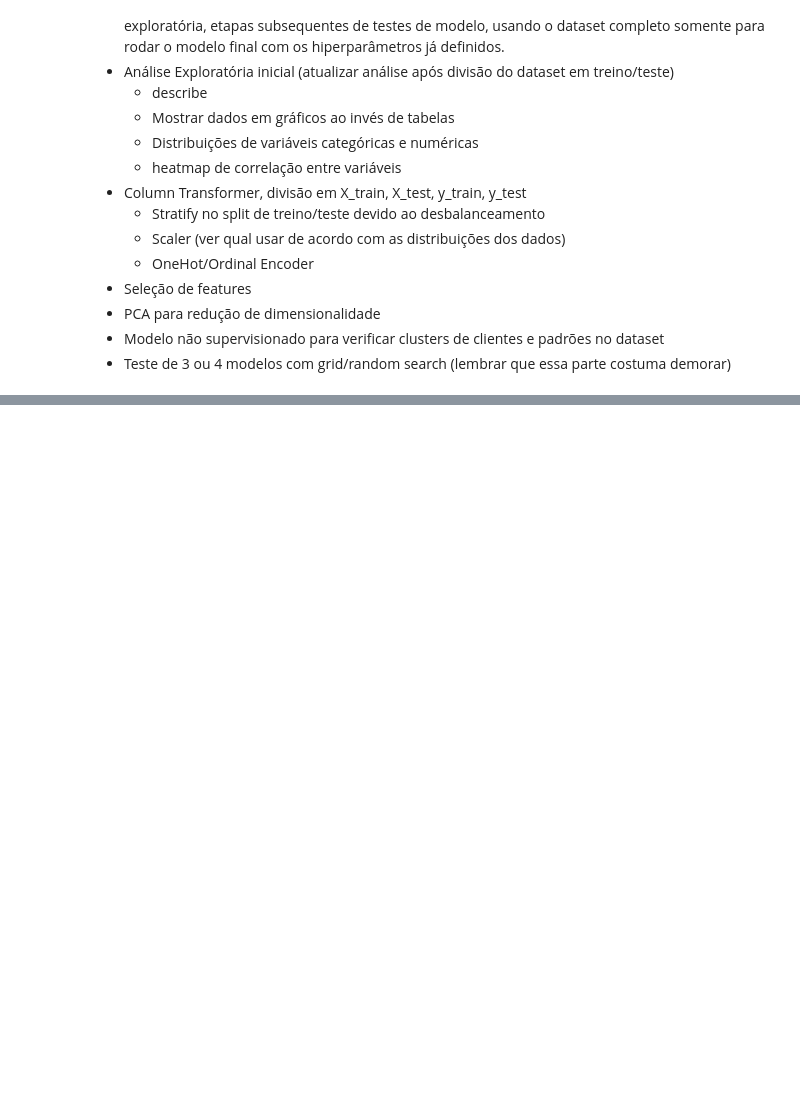
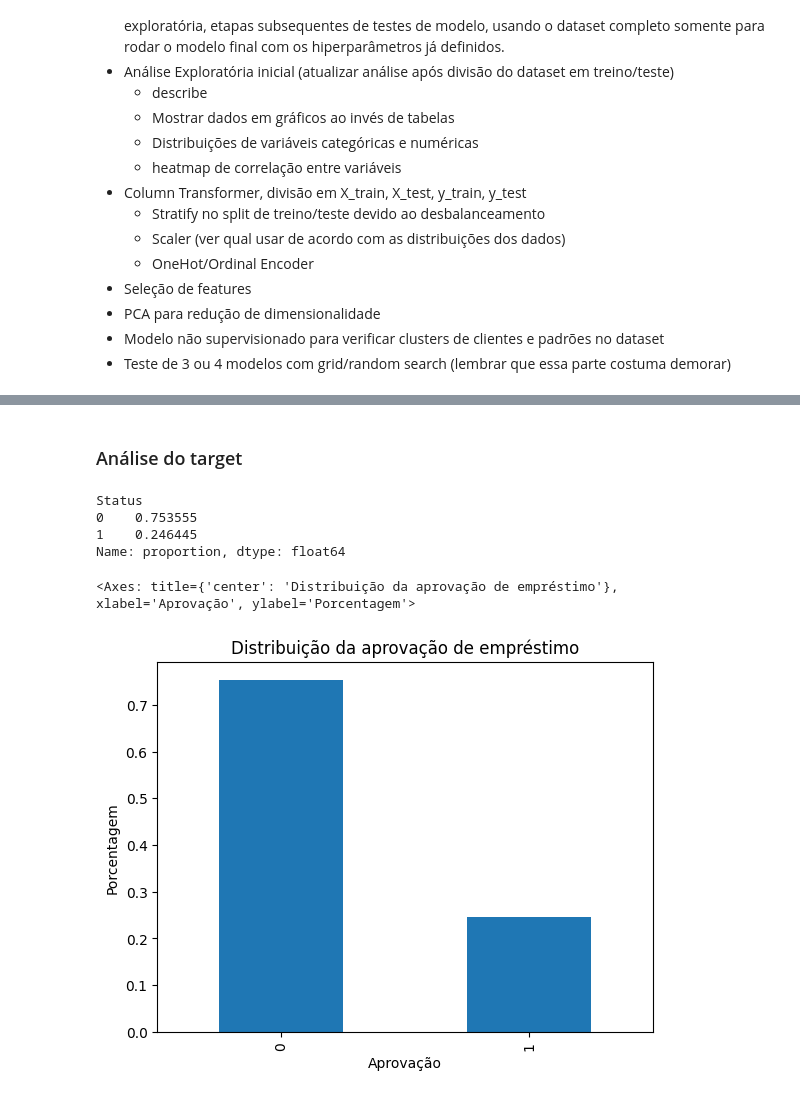
Before and after one commit to fernandobrancher/project_machine_learning_iii, a Jupyter notebook: project_loan_defaulters.ipynb, the cells around one changed output, grey strips where cells are left out. Drawn from its saved outputs; the diff is of its cells as text; code cells hidden in the pictures; blank space fills up the shorter version.

```diff
--- a/project_loan_defaulters.ipynb
+++ b/project_loan_defaulters.ipynb
@@ -91,0 +179,17 @@ memory usage: 77.9+ MB
+# %% [markdown]
+### Análise do target
+# %%
+df['Status'].value_counts(normalize=True)
+# %% [output]
+Status
+0    0.753555
+1    0.246445
+Name: proportion, dtype: float64
+# %%
+# Análise de balanceamento do target do dataset
+df['Status'].value_counts(normalize=True).plot(kind='bar', title='Distribuição da aprovação de empréstimo',
+                                               ylabel='Porcentagem',
+                                               xlabel='Aprovação')
+# %% [output]
+<Axes: title={'center': 'Distribuição da aprovação de empréstimo'}, xlabel='Aprovação', ylabel='Porcentagem'>
+[figure, added]
```
Also changed, not shown: parts of 60 cells of this notebook.
